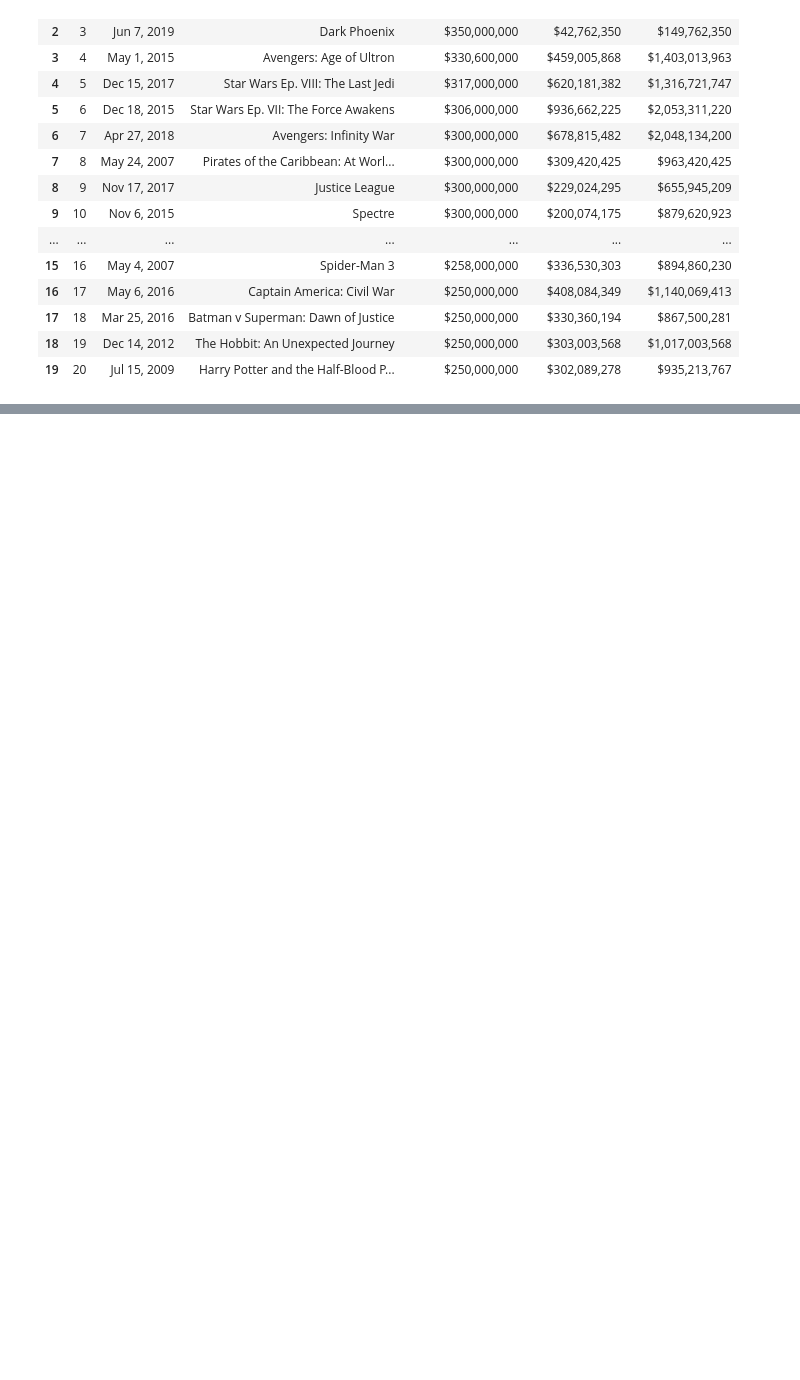
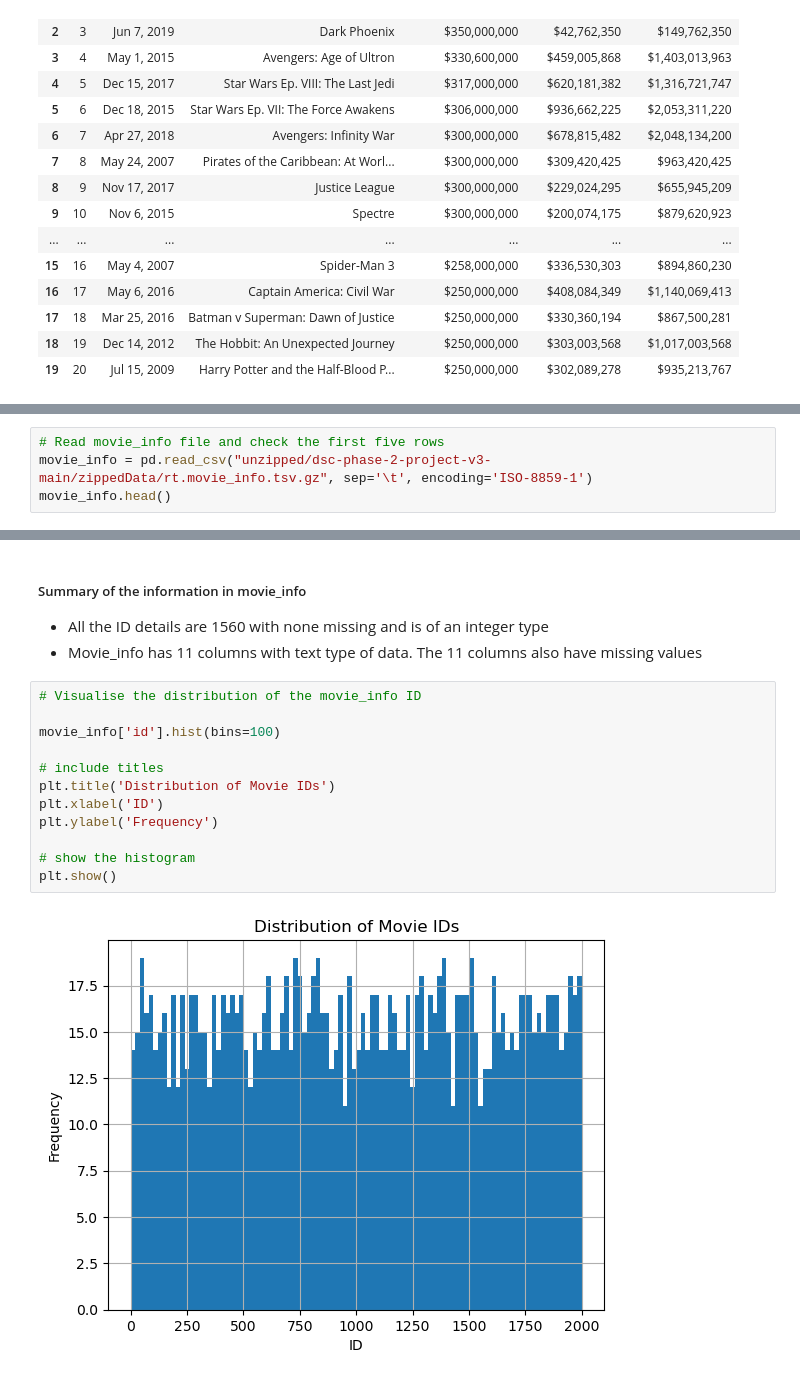
Before and after one commit to gkipkirui1/DSC_PT08P2_Phase_2_Project_Grp_1_Final, a Jupyter notebook: Index.ipynb, the cells around one changed output, grey strips where cells are left out. Saved outputs shown, nothing was run; the diff lists cells and outputs as text; blank space fills up the shorter version.

```diff
--- a/Index.ipynb
+++ b/Index.ipynb
@@ -77,0 +117,4 @@ df_1.head(20)
+# %%
+# Read movie_info file and check the first five rows
+movie_info = pd.read_csv("unzipped/dsc-phase-2-project-v3-main/zippedData/rt.movie_info.tsv.gz", sep='\t', encoding='ISO-8859-1')
+movie_info.head()
@@ -77,0 +201,18 @@ df_1.head(20)
+# %% [markdown]
+##### Summary of the information in movie_info
+* All the ID details are 1560 with none missing and is of an integer type
+* Movie_info has 11 columns with text type of data. The 11 columns also have missing values
+# %%
+# Visualise the distribution of the movie_info ID
+
+movie_info['id'].hist(bins=100)
+
+# include titles
+plt.title('Distribution of Movie IDs')
+plt.xlabel('ID')
+plt.ylabel('Frequency')
+
+# show the histogram
+plt.show()
+# %% [output]
+[figure, added]
```
Also changed, not shown: parts of 76 cells of this notebook, 4 other files.
